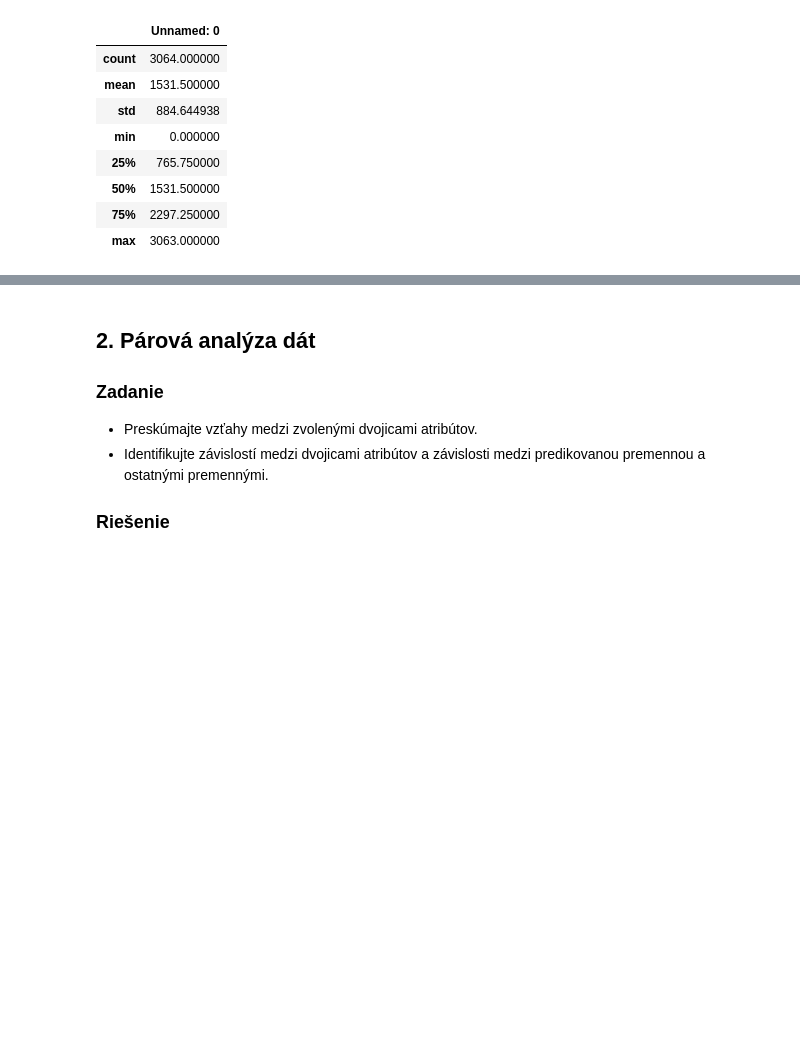
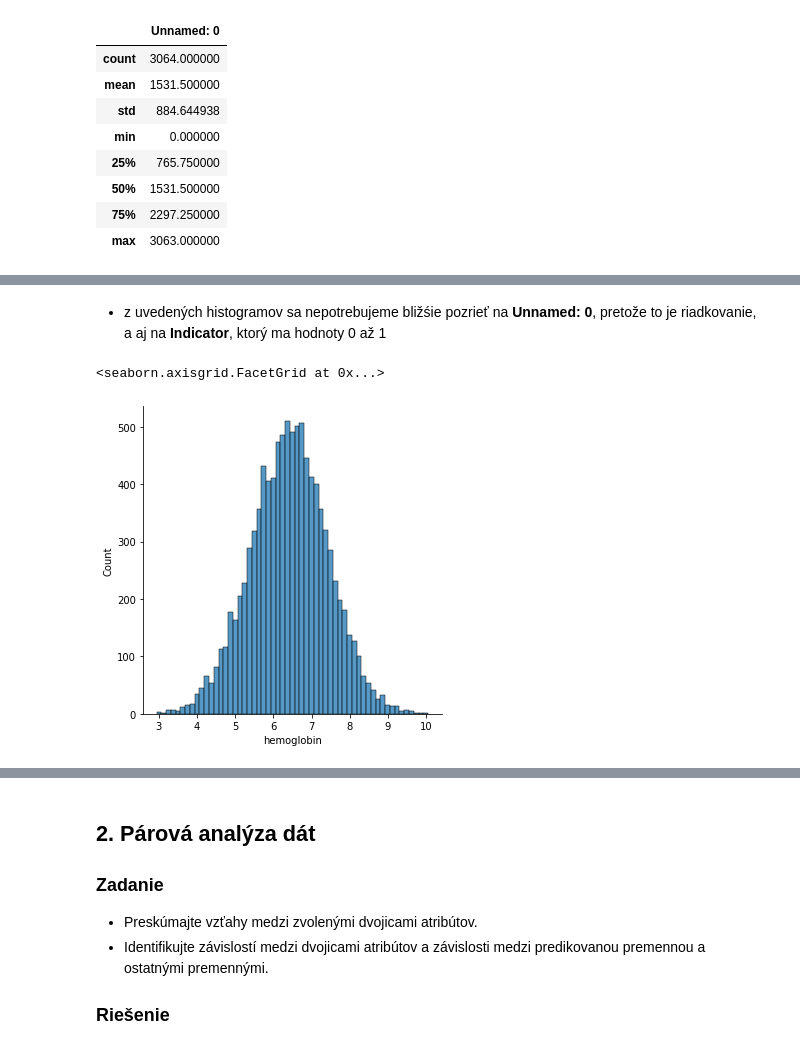
Before and after one commit to Matovic/Chronic-Lymphocytic-Leukemia, a Jupyter notebook: 1-EDA.ipynb, the cells around one changed output, grey strips where cells are left out. Saved outputs shown, nothing was run; the diff lists cells and outputs as text; code cells hidden in the pictures; blank space fills up the shorter version.

```diff
--- a/1-EDA.ipynb
+++ b/1-EDA.ipynb
@@ -145,0 +166,7 @@ df_labor.describe()
+# %% [markdown]
+ - z uvedených histogramov sa nepotrebujeme bližśie pozrieť na **Unnamed: 0**, pretože to je riadkovanie, a aj na **Indicator**, ktorý ma hodnoty 0 až 1
+# %%
+sns.displot(df_labor.hemoglobin)
+# %% [output]
+<seaborn.axisgrid.FacetGrid at 0x...>
+[figure, added]
```
Also changed, not shown: parts of 24 cells of this notebook.
